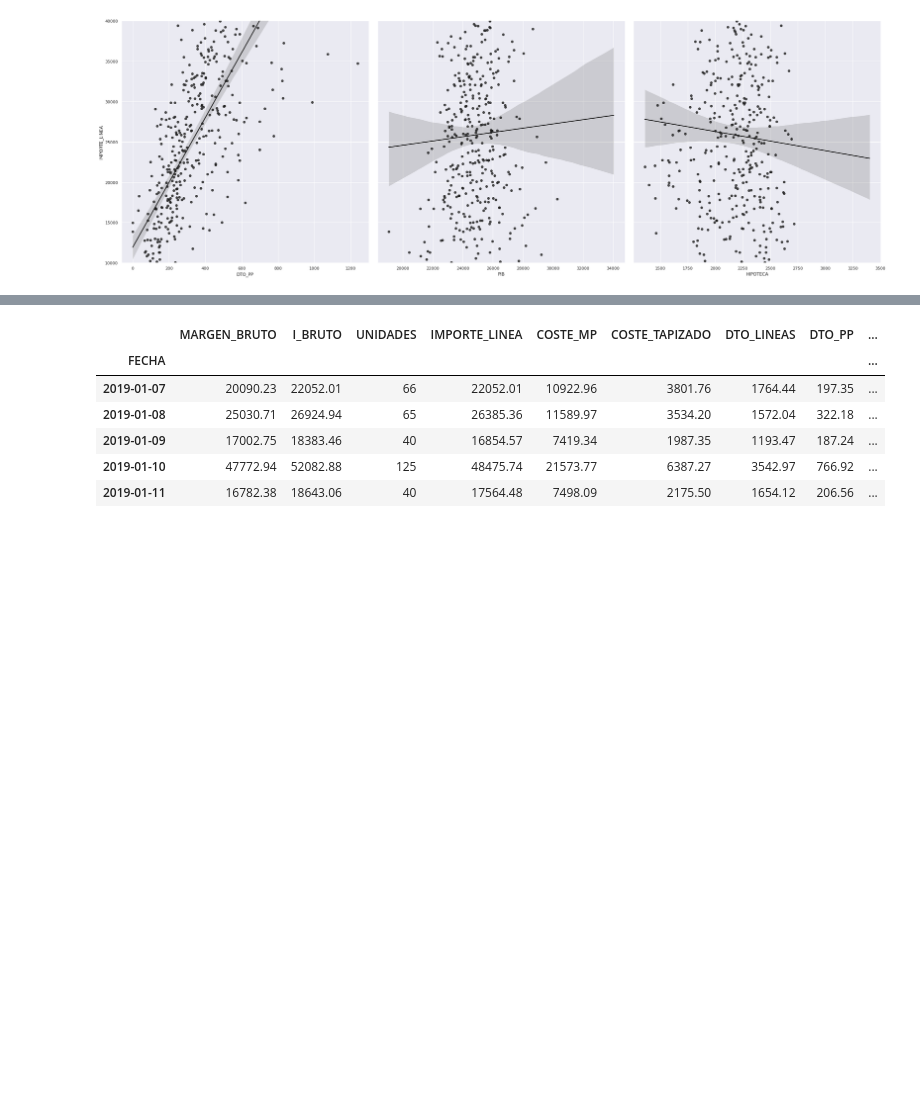
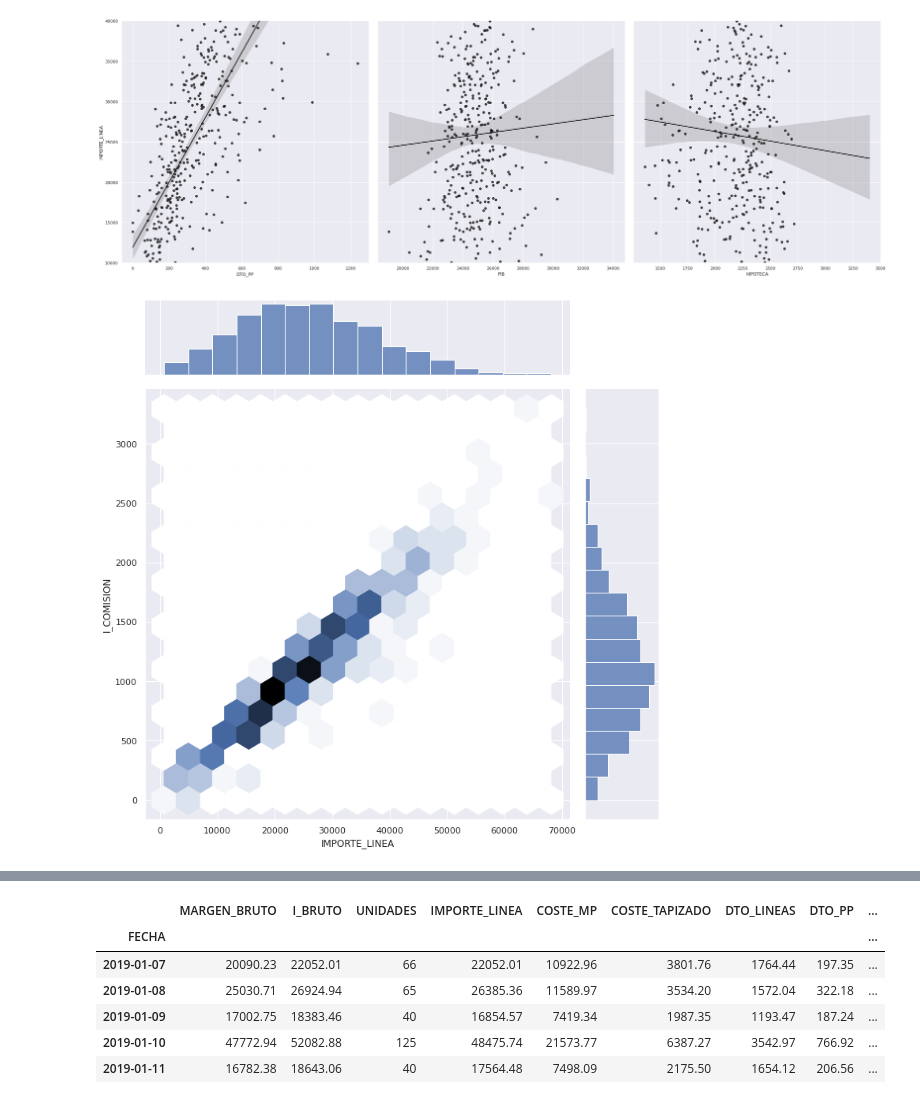
Before and after one commit to pacogp/TFM, a Jupyter notebook: importancia_importe_comisiones.ipynb, the cells around one changed output, grey strips where cells are left out. Cells and saved outputs as stored; diff of their text form; code cells hidden in the pictures; blank space fills up the shorter version.

```diff
--- a/importancia_importe_comisiones.ipynb
+++ b/importancia_importe_comisiones.ipynb
@@ -59,6 +62,14 @@ g.set(ylim=(10000, 40000))
 # %% [output]
 <seaborn.axisgrid.PairGrid at 0x...>
 [figure]
+# %%
+
+# Custom the inside plot: options are: “scatter” | “reg” | “resid” | “kde” | “hex”
+sns.jointplot(x=train["IMPORTE_LINEA"], y=train["I_COMISION"], kind='hex', size=10)
+
+plt.show()
+# %% [output]
+[figure, added]
 # %%
 from google.colab import files
 
```
Also changed, not shown: parts of 4 cells of this notebook.
